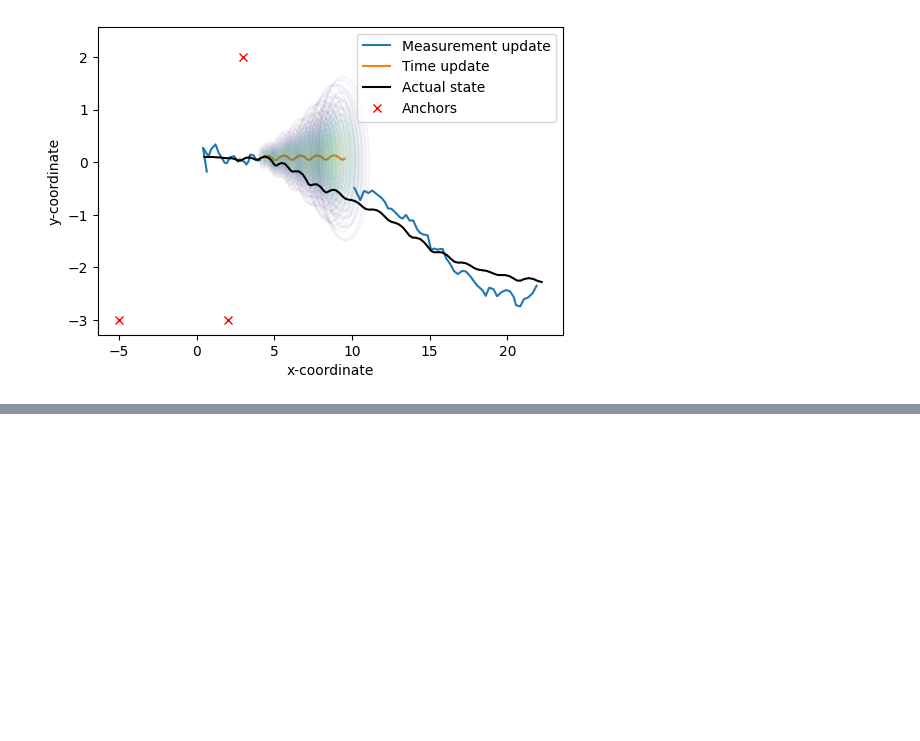
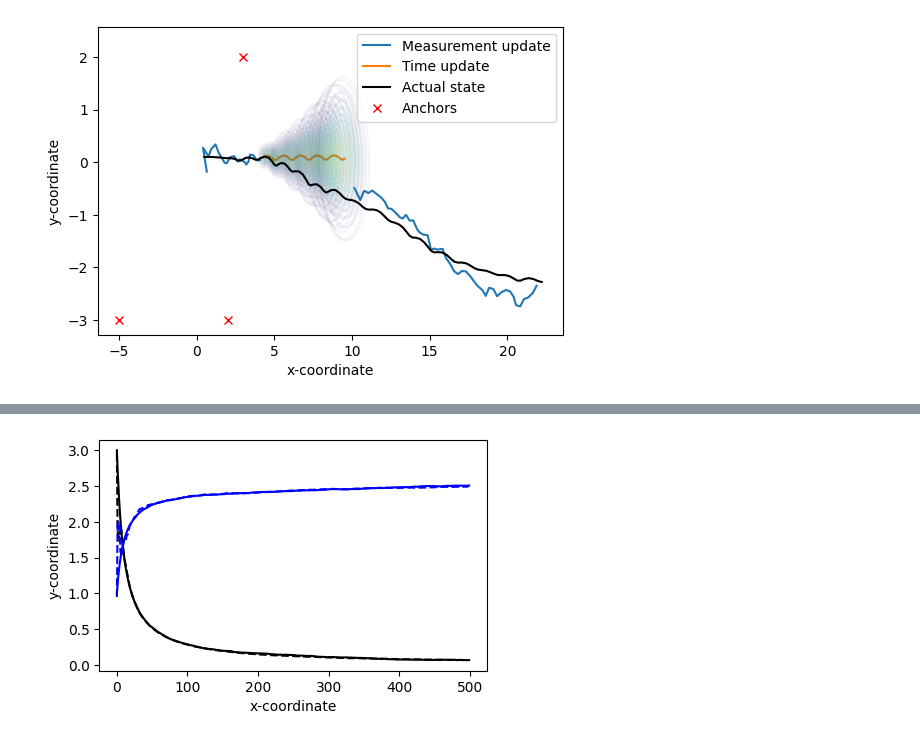
Before and after one commit to Gijinkstra/EstimationTheoryNotebooks, a Jupyter notebook: kalman/ekf.ipynb, the cells around one changed output, grey strips where cells are left out. Drawn from its saved outputs; the diff is of its cells as text; code cells hidden in the pictures; blank space fills up the shorter version.

```diff
--- a/kalman/ekf.ipynb
+++ b/kalman/ekf.ipynb
@@ -391,0 +417,71 @@ plt.show()
+# %%
+# Constants
+k, dt = 0.16, 0.1
+nx, ny = 2, 1
+C = np.array([[1, 1]])
+
+# Function F and its Jacobian matrix
+x_ = cs.SX.sym('x_', nx)
+f_ = cs.vertcat( x_[0] / (2 * k * dt * x_[0] + 1),
+                 x_[1] + (k * dt * x_[0]**2) / (2 * k * dt * x_[0] + 1))
+jfx_ = cs.jacobian(f_, x_)
+F = cs.Function('f', [x_], [f_])
+JFx = cs.Function('f', [x_], [jfx_])
+
+# Covariances
+R = 0.1**2
+Q = 0.001**2 * np.eye(2)
+P0 = 6**2 * np.eye(2)
+x_t_pred = np.array([[3.1, 1.1]]).T
+x_t = np.array([[3, 1]]).T
+# %%
+def measurement_update(sigma_t_pred, x_t_pred, y_t):
+    Z = C @ sigma_t_pred @ C.T + R
+    x_t_meas = x_t_pred + sigma_t_pred @ C.T @ np.linalg.solve(Z, y_t - C @ x_t_pred)
+    sigma_t_meas = sigma_t_pred - sigma_t_pred @ C.T @ np.linalg.solve(Z, C @ sigma_t_pred)
+    return np.array(sigma_t_meas), np.array(x_t_meas)
+
+def time_update(sigma_t_meas, x_t_meas):
+    A = JFx(x_t_meas)
+    x_t_pred = F(x_t_meas)
+    sigma_t_pred = A @ sigma_t_meas @ A.T + Q
+    return np.array(sigma_t_pred), np.array(x_t_pred)
+
+N = 500
+
+sigma_t_pred = P0
+x_cache = np.zeros((N, nx))
+x_meas_cache = np.zeros((N-1, nx))
+sigma_meas_cache = np.zeros((N-1, nx, nx))
+x_cache[0, :] = x_t.T
+
+for t in range(N-1):
+    # i. obtain measurement
+    v_t = np.random.multivariate_normal([0]*ny, [[R]])
+    y_t = C @ x_t + v_t
+
+    # ii. measurement update
+    sigma_t_meas, x_t_meas = measurement_update(sigma_t_pred, x_t_pred, y_t)
+    x_meas_cache[t, :] =  x_t_meas.T
+    sigma_meas_cache[t, :, :] = sigma_t_meas
+
+    # iii. Time update
+    sigma_t_pred, x_t_pred = time_update(sigma_t_meas, x_t_meas)
+
+    # iv. Dynamics
+    w_t = np.random.multivariate_normal([0, 0], Q)
+    x_t = F(x_t) + w_t
+    x_cache[t + 1, :] = x_t.T
+
+plt.figure(figsize=(5, 3))
+plt.plot(x_meas_cache[:, 0], 'k--')
+plt.plot(x_cache[:, 0], 'k')
+
+plt.plot(x_meas_cache[:, 1], 'b--')
+plt.plot(x_cache[:, 1], 'b')
+
+plt.xlabel('x-coordinate')
+plt.ylabel('y-coordinate')
+plt.show()
+# %% [output]
+[figure, added]
```
Also changed, not shown: parts of 2 cells of this notebook, 4 other files.
